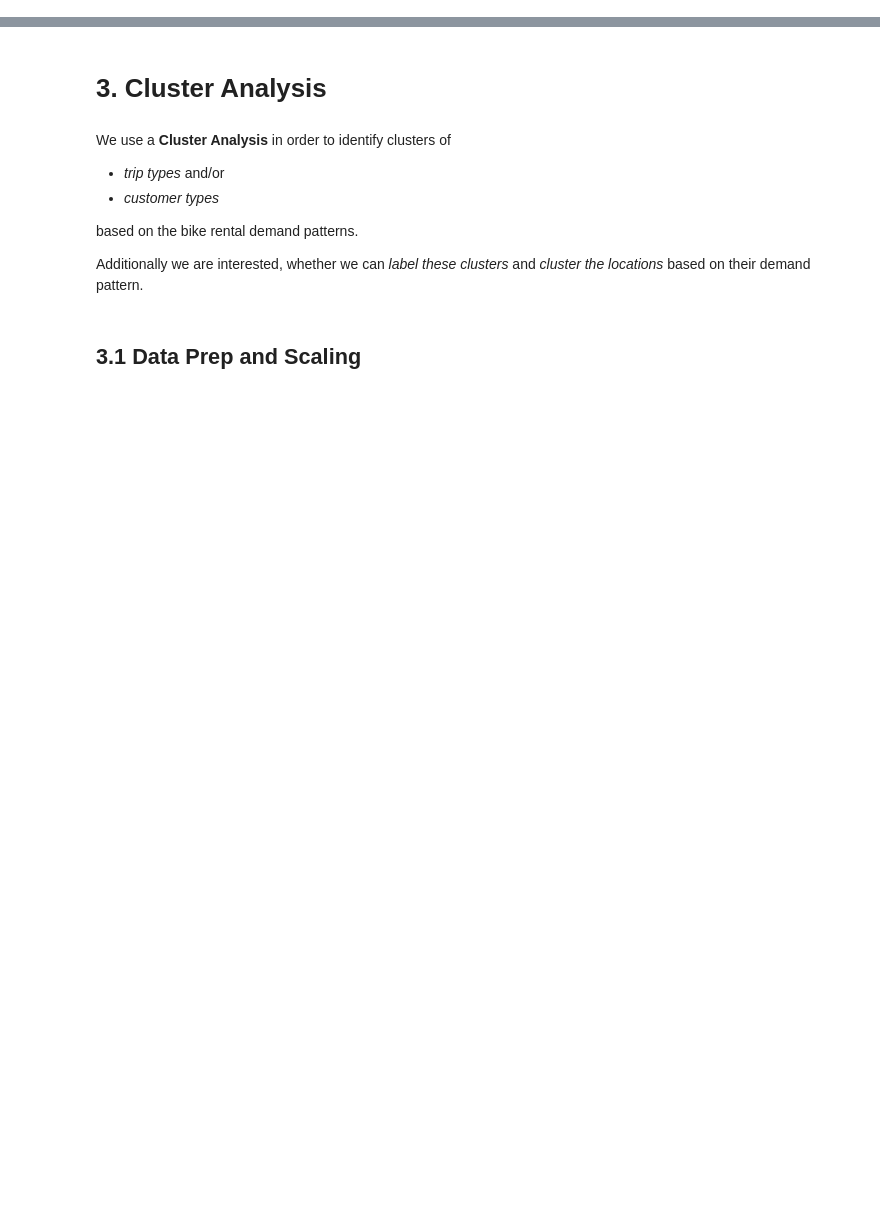
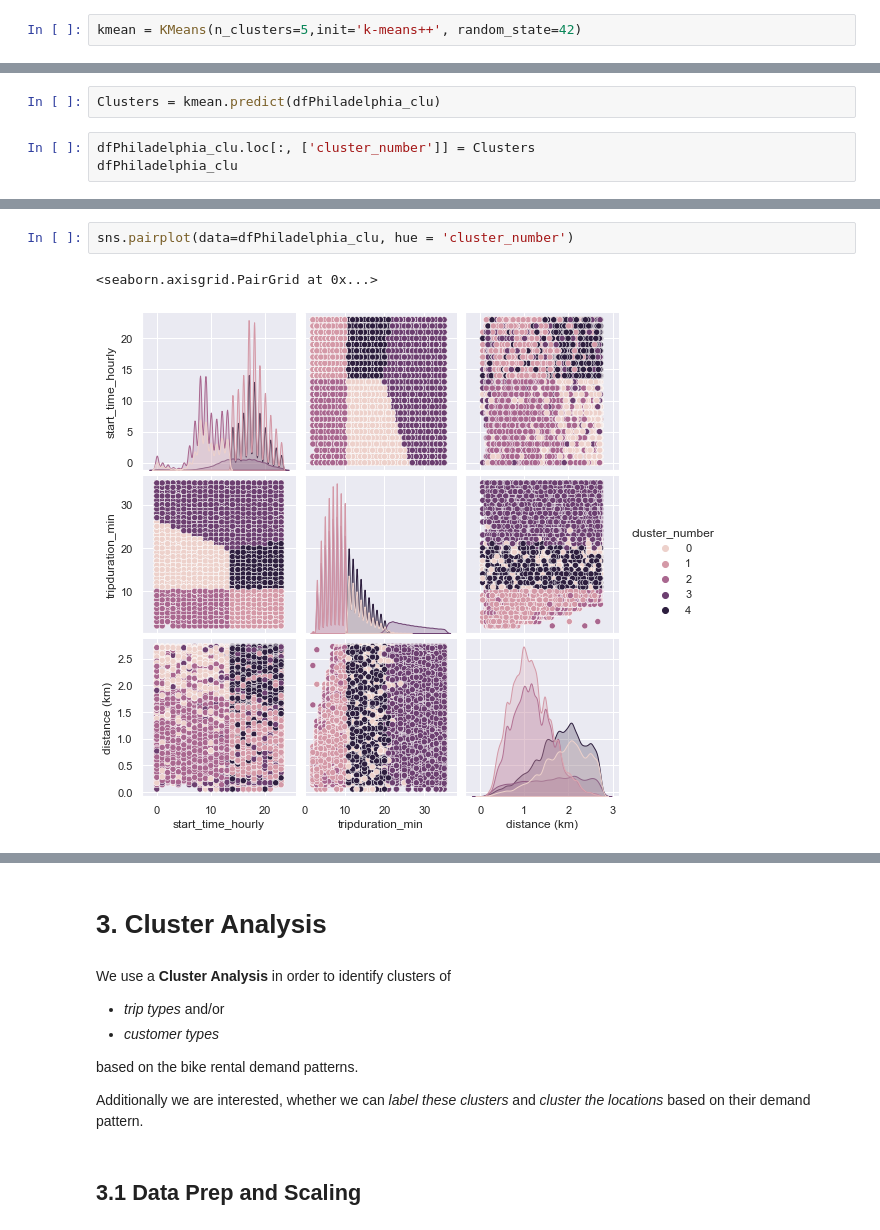
Before and after one commit to Hannah2800/AA_2022_PythonPandas, a Jupyter notebook: Task 3 - Cluster Analysis.ipynb, the cells around one changed output, grey strips where cells are left out. Cells and saved outputs as stored; diff of their text form; blank space fills up the shorter version.

```diff
--- a/Task 3 - Cluster Analysis.ipynb
+++ b/Task 3 - Cluster Analysis.ipynb
@@ -55,0 +109,2 @@ dfPhiladelphia_clustering = dfPhiladelphia[['start_time_hourly',
+# %%
+kmean = KMeans(n_clusters=5,init='k-means++', random_state=42)
@@ -55,0 +115,5 @@ dfPhiladelphia_clustering = dfPhiladelphia[['start_time_hourly',
+# %%
+Clusters = kmean.predict(dfPhiladelphia_clu)
+# %%
+dfPhiladelphia_clu.loc[:, ['cluster_number']] = Clusters
+dfPhiladelphia_clu
@@ -55,0 +134,5 @@ dfPhiladelphia_clustering = dfPhiladelphia[['start_time_hourly',
+# %%
+sns.pairplot(data=dfPhiladelphia_clu, hue = 'cluster_number')
+# %% [output]
+<seaborn.axisgrid.PairGrid at 0x...>
+[figure, added]
```
Also changed, not shown: parts of 34 cells of this notebook, 2 other files.
